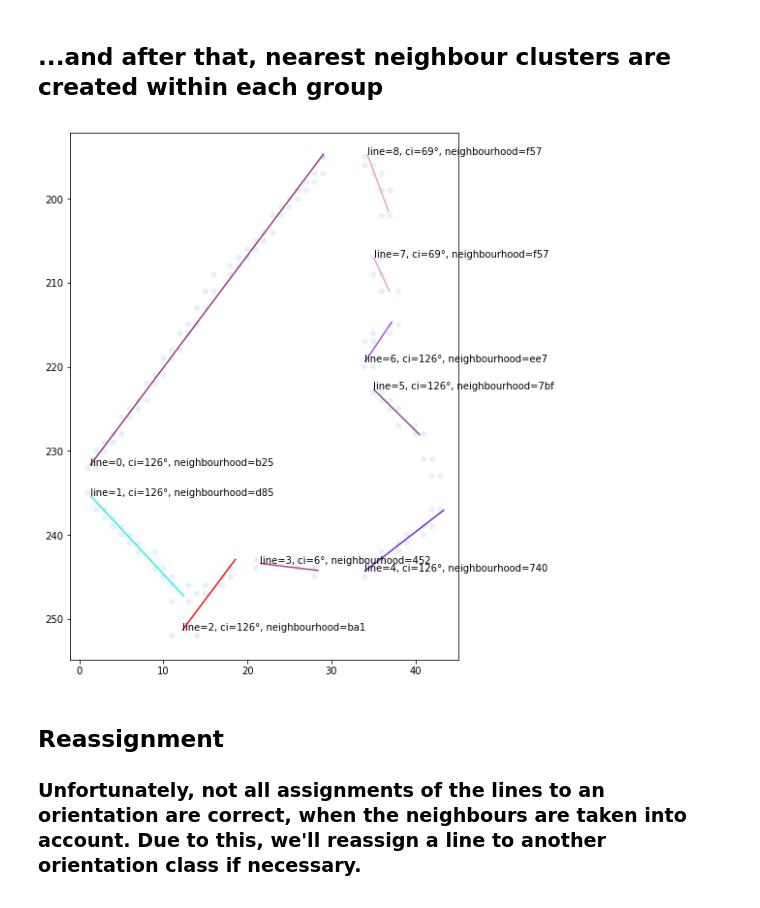
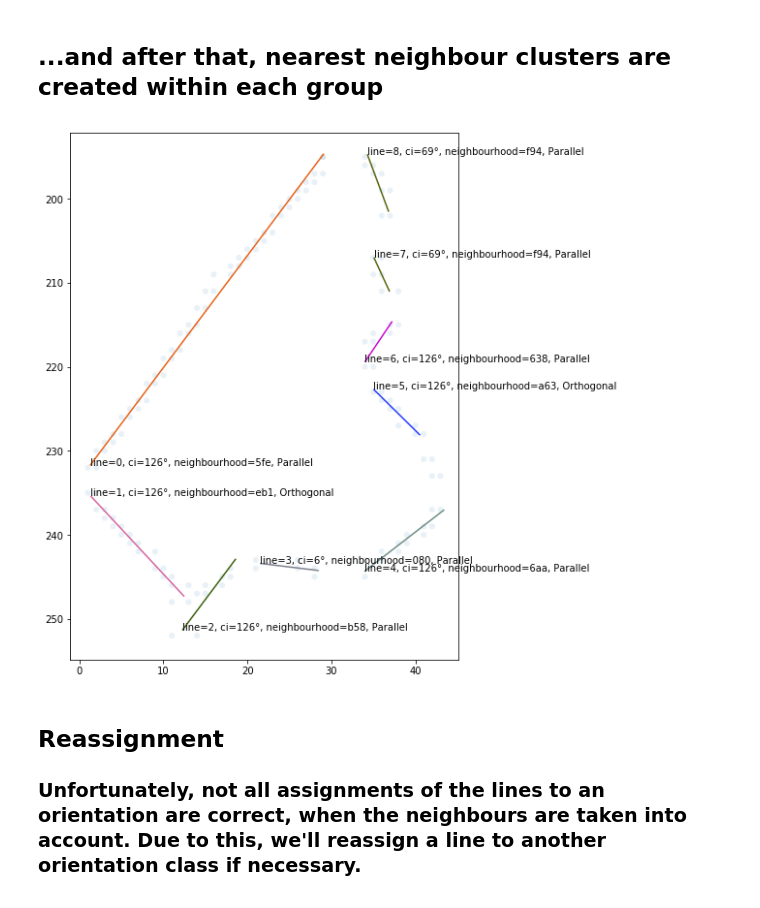
Before and after one commit to mnboos/osm-instance-segmentation, a Jupyter notebook: Regularization.ipynb, the cells around one changed output. Drawn from its saved outputs; the diff is of its cells as text; code cells hidden in the pictures.

```diff
--- a/Regularization.ipynb
+++ b/Regularization.ipynb
@@ -144,26 +144,28 @@ plt.gca().invert_yaxis()
 # %%
 from core.utils import assign_neighbourhood
 import copy
 
 fig, ax = plt.subplots(figsize=(10,10))
 ax.set(aspect='equal')
 ax.scatter(x, y, alpha=0.1, edgecolors='none')
 
 assign_neighbourhood(lines, neighbour_distance_threshold=neighbour_distance_threshold)
 grouped = groupby(lines, key=lambda l: l.neighbourhood)
 for k, g in grouped:
     group = list(g)
     color = np.random.rand(3,)
     for l in group:
-        txt = "line={}, ci={}°, neighbourhood={}".format(l.nr, int(l.orientation), str(k)[:3])
+        ori_text = "Orthogonal" if l.orthogonal else "Parallel"
+        txt = "line={}, ci={}°, neighbourhood={}, {}".format(l.nr, int(l.orientation), str(k)[:3], ori_text)
         text(l.p1[0], l.p1[1], txt)
     lc = mc.LineCollection(map(lambda l: l.coords, group), colors=color)
     ax.add_collection(lc)
+
     txt = "nr={}, neighbourhood={}".format(group[0].nr, str(group[0].neighbourhood)[:8])
 
 plt.gca().invert_yaxis()
 # %% [output]
-[figure, old version]
+[figure, new version]
 # %% [markdown]
 ## Reassignment
 ### Unfortunately, not all assignments of the lines to an orientation are correct, when the neighbours are taken into account. Due to this, we'll reassign a line to another orientation class if necessary.
```
Also changed, not shown: parts of 4 cells of this notebook, 1 other file.
